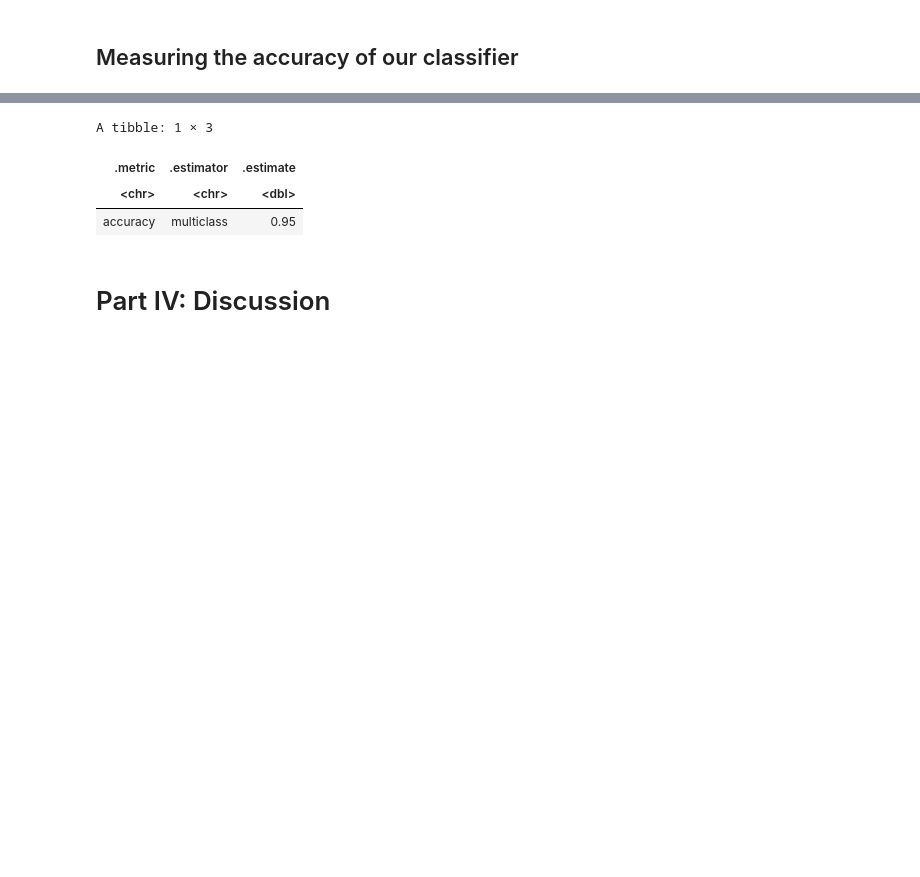
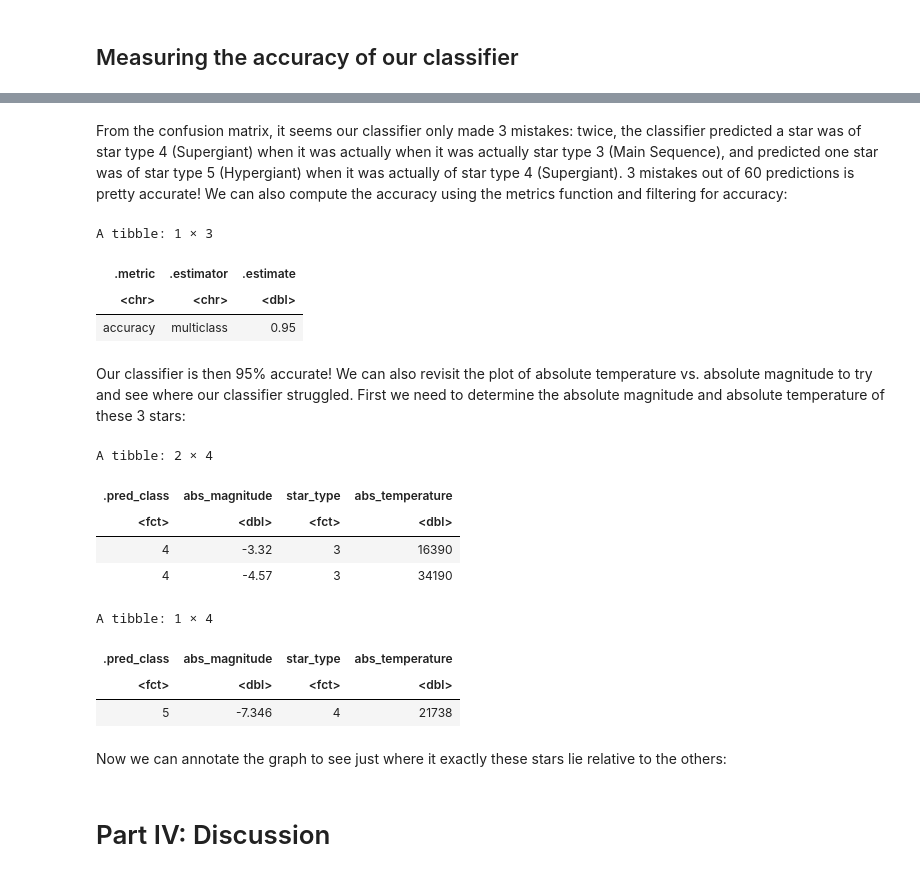
Before and after one commit to uchou92/dcsi-100-2023w1-group-28, a Jupyter notebook: Project_Proposal.ipynb, the cells around one changed output, grey strips where cells are left out. Saved outputs shown, nothing was run; the diff lists cells and outputs as text; code cells hidden in the pictures; blank space fills up the shorter version.

```diff
--- a/Project_Proposal.ipynb
+++ b/Project_Proposal.ipynb
@@ -277,3 +292,5 @@ A tibble: 60 × 4
+# %% [markdown]
+From the confusion matrix, it seems our classifier only made 3 mistakes: twice, the classifier predicted a star was of star type 4 (Supergiant) when it was actually when it was actually star type 3 (Main Sequence), and predicted one star was of star type 5 (Hypergiant) when it was actually of star type 4 (Supergiant). 3 mistakes out of 60 predictions is pretty accurate! We can also compute the accuracy using the metrics function and filtering for accuracy:
 # %%
 star_metrics <- star_predictions |>
                 metrics(truth = star_type, estimate = .pred_class) |>
@@ -284,3 +301,25 @@ A tibble: 1 × 3
 | .metric | .estimator | .estimate |
 | <chr> | <chr> | <dbl> |
 | accuracy | multiclass | 0.95 |
+# %% [markdown]
+Our classifier is then 95% accurate! We can also revisit the plot of absolute temperature vs. absolute magnitude to try and see where our classifier struggled. First we need to determine the absolute magnitude and absolute temperature of these 3 stars:
+# %%
+star_mistakes1 <- star_predictions |>
+                filter(star_type == "3", .pred_class == "4")
+star_mistakes1
+
+star_mistakes2 <- star_predictions |>
+                filter(star_type == "4", .pred_class == "5")
+star_mistakes2
+# %% [output]
+A tibble: 2 × 4
+| .pred_class | abs_magnitude | star_type | abs_temperature |
+| <fct> | <dbl> | <fct> | <dbl> |
+| 4 | -3.32 | 3 | 16390 |
+| 4 | -4.57 | 3 | 34190 |
+A tibble: 1 × 4
+| .pred_class | abs_magnitude | star_type | abs_temperature |
+| <fct> | <dbl> | <fct> | <dbl> |
+| 5 | -7.346 | 4 | 21738 |
+# %% [markdown]
+Now we can annotate the graph to see just where it exactly these stars lie relative to the others:
```
Also changed, not shown: parts of 12 cells of this notebook.
